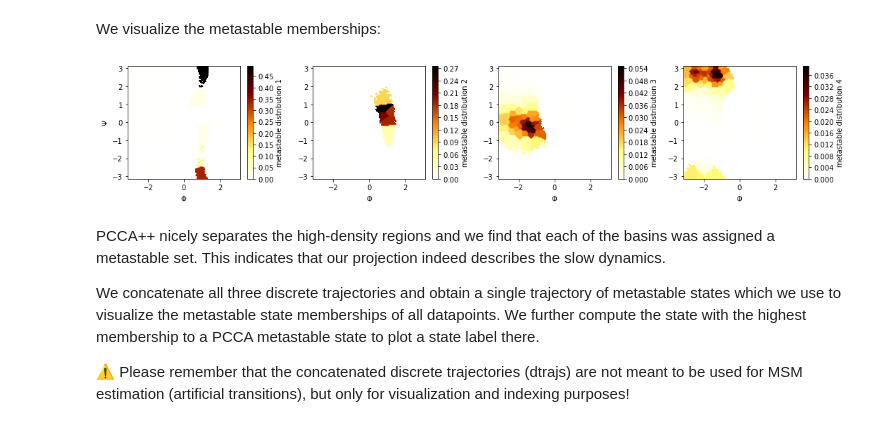
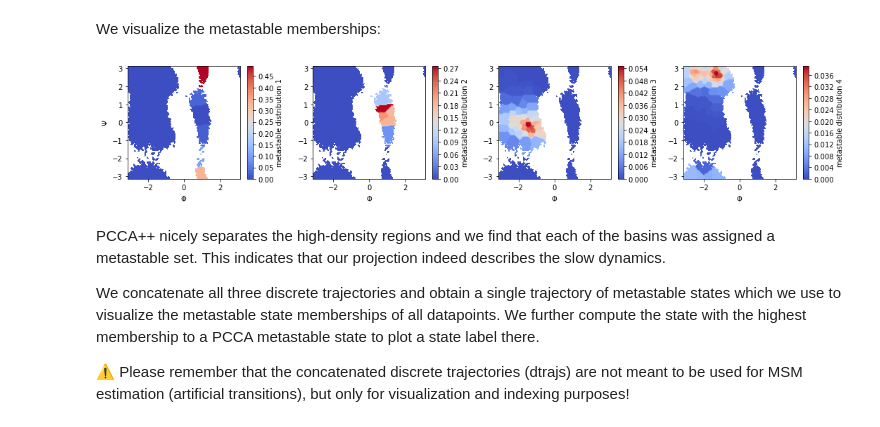
Before and after one commit to mrjoness/Pyemma_walkthrough, a Jupyter notebook: alanine_dipeptide_full.ipynb, the cells around one changed output. Drawn from its saved outputs; the diff is of its cells as text; code cells hidden in the pictures.

```diff
--- a/alanine_dipeptide_full.ipynb
+++ b/alanine_dipeptide_full.ipynb
@@ -443,7 +449,7 @@ then discretize the two-dimensional subspace using $k$-means with $100$ centers
 tica = pyemma.coordinates.tica(data_dist, lag=3, dim=2)
 tica_concatenated = np.concatenate(tica.get_output())
 
-cluster = pyemma.coordinates.cluster_kmeans(tica, k=100, max_iter=50, stride=5)
+cluster = pyemma.coordinates.cluster_kmeans(tica, k=100, max_iter=50, stride=10)
 
 fig, axes = plt.subplots(1, 2, figsize=(10, 4))
 pyemma.plots.plot_feature_histograms(
@@ -687,18 +693,20 @@ We visualize the metastable memberships:
 # %%
 fig, axes = plt.subplots(1, 4, figsize=(15, 3))
 for i, ax in enumerate(axes.flat):
+
     pyemma.plots.plot_contour(
         *data_concatenated.T,
         msm.metastable_distributions[i][dtrajs_concatenated],
         ax=ax,
-        cmap='afmhot_r',
+        cmap= 'coolwarm', #'afmhot_r',
         mask=True,
         cbar_label='metastable distribution {}'.format(i + 1))
+
     ax.set_xlabel('$\Phi$')
 axes[0].set_ylabel('$\Psi$')
 fig.tight_layout()
 # %% [output]
-[figure, old version]
+[figure, new version]
 # %% [markdown]
 PCCA++ nicely separates the high-density regions and we find that each of the basins was assigned a metastable set.
 This indicates that our projection indeed describes the slow dynamics.
```
Also changed, not shown: parts of 9 cells of this notebook.
